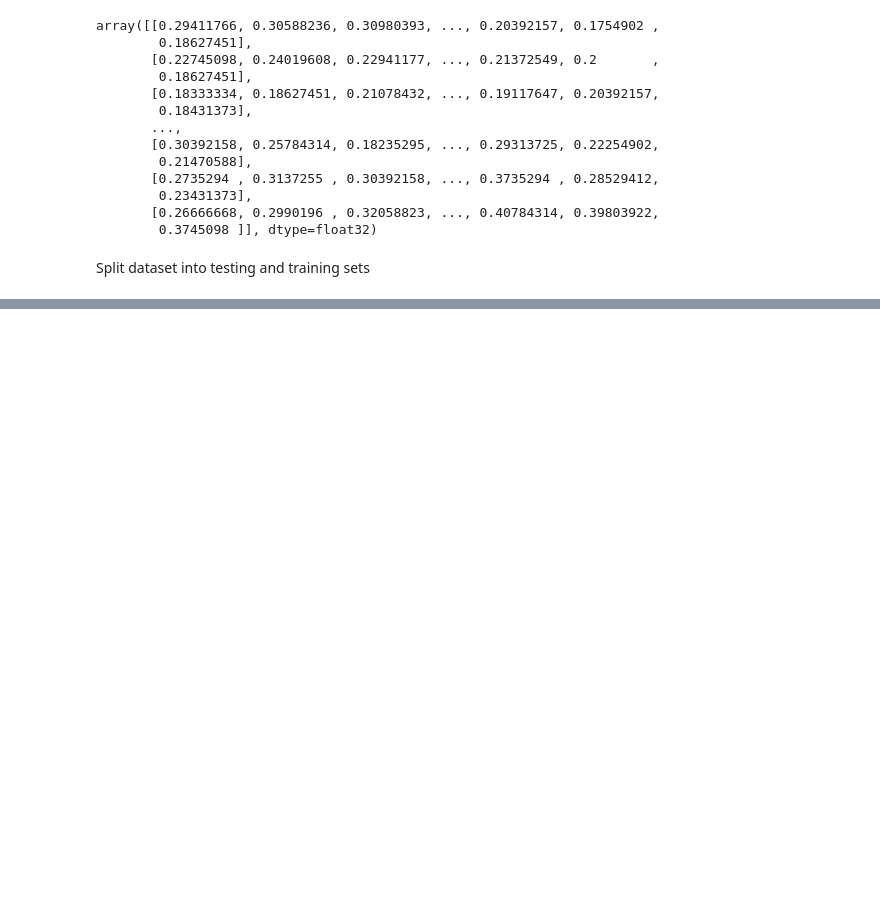
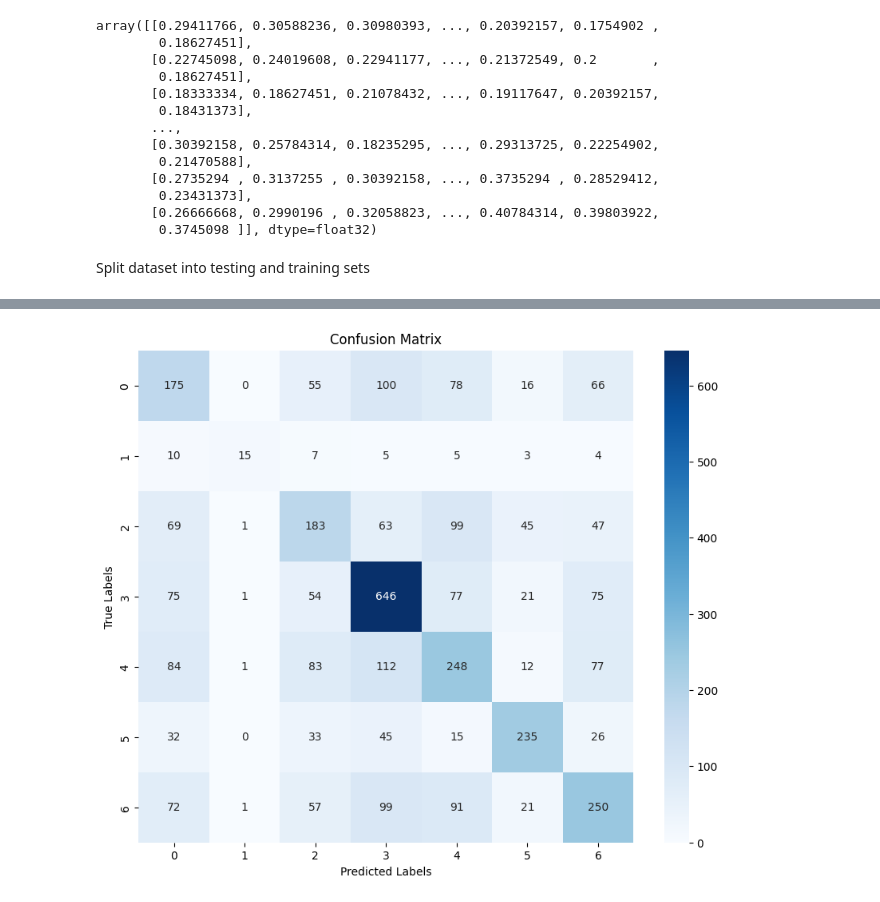
Before and after one commit to DanielGaudlandJacobsen/Dat305-Task-3, a Jupyter notebook: main.ipynb, the cells around one changed output, grey strips where cells are left out. Cells and saved outputs as stored; diff of their text form; code cells hidden in the pictures; blank space fills up the shorter version.

```diff
--- a/main.ipynb
+++ b/main.ipynb
@@ -128,0 +187,9 @@ X_train.shape, X_test.shape, y_train.shape, y_test.shape
+# %%
+from sklearn.svm import SVC
+
+# Creating a support vector classifier (parameters chosen by trial and error)
+svc=SVC(probability=True, random_state=2, kernel="rbf", gamma="auto", C=10)
+
+svc.fit(X_train_PCA, y_train)
+
+# rbf, gamma=auto, C=10
@@ -128,0 +198,13 @@ X_train.shape, X_test.shape, y_train.shape, y_test.shape
+# %%
+from sklearn.metrics import classification_report, confusion_matrix, accuracy_score
+
+# Predict on test data
+y_pred = svc.predict(X_test_PCA)
+
+# Calculate accuracy
+accuracy = accuracy_score(y_test, y_pred)
+print(f"Accuracy: {accuracy:.2f}")
+
+# Detailed classification report
+print("Classification Report:")
+print(classification_report(y_test, y_pred))
@@ -128,0 +227,12 @@ X_train.shape, X_test.shape, y_train.shape, y_test.shape
+# %%
+# Confusion matrix
+cm = confusion_matrix(y_test, y_pred)
+
+plt.figure(figsize=(10, 8))
+sns.heatmap(cm, annot=True, fmt="d", cmap="Blues", xticklabels=np.unique(df["emotion"].values), yticklabels=np.unique(df["emotion"].values))
+plt.xlabel("Predicted Labels")
+plt.ylabel("True Labels")
+plt.title("Confusion Matrix")
+plt.show()
+# %% [output]
+[figure, added]
```
Also changed, not shown: parts of 14 cells of this notebook.
